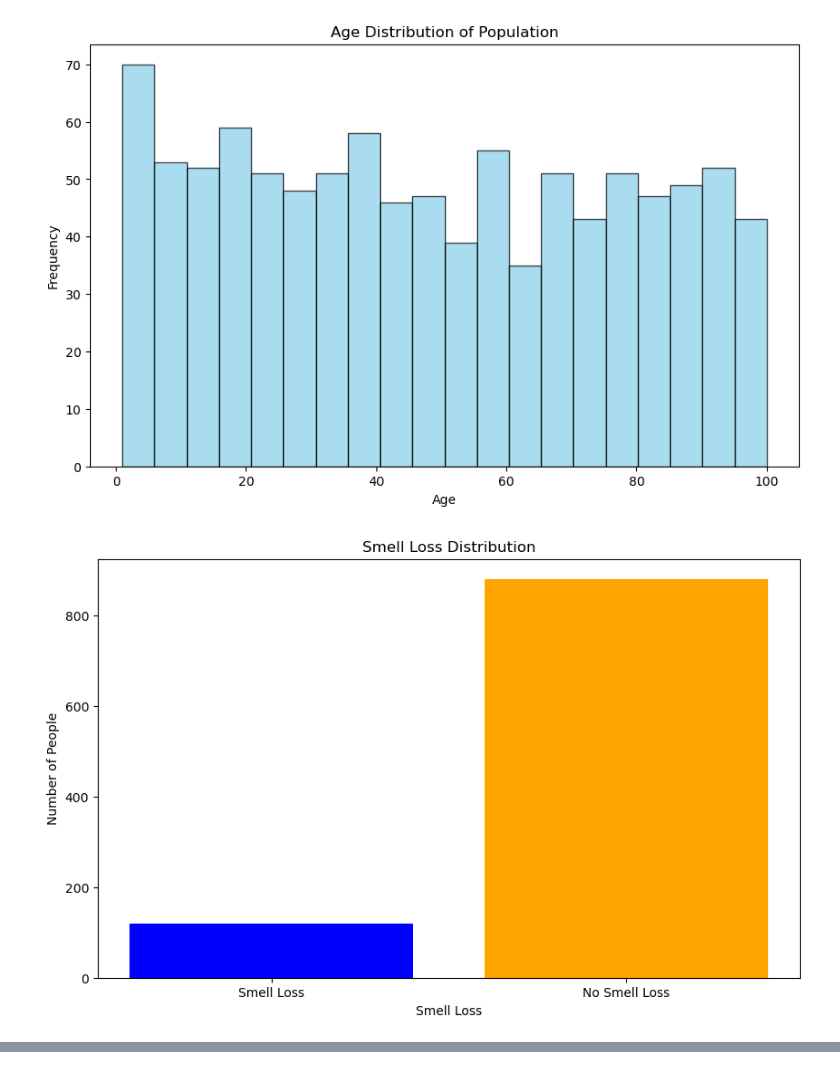
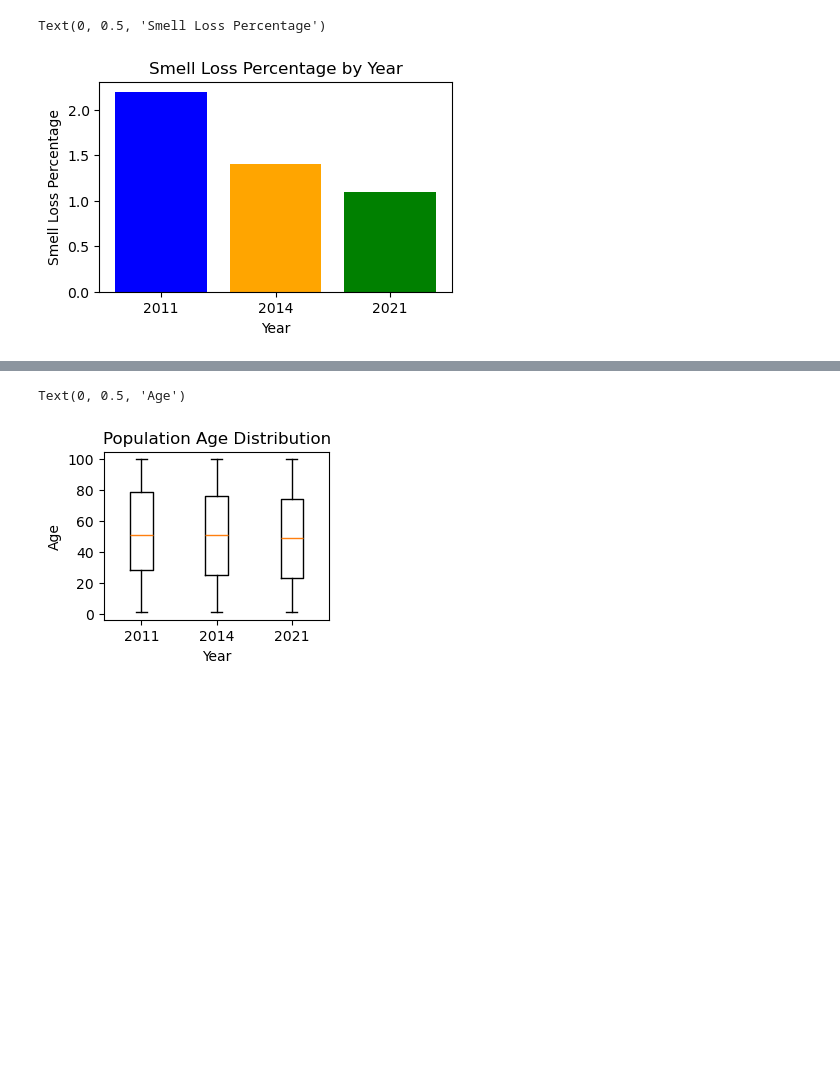
Before and after one commit to evanguerra/2024Spr_projects_guerra, a Jupyter notebook: smell_loss_simulation_visualization.ipynb, the cells around one changed output, grey strips where cells are left out. Cells and saved outputs as stored; diff of their text form; code cells hidden in the pictures; blank space fills up the shorter version.

```diff
--- a/smell_loss_simulation_visualization.ipynb
+++ b/smell_loss_simulation_visualization.ipynb
@@ -1,10 +1,20 @@
 # %%
-%run smell_loss_simulation.py
+import numpy as np
+import pandas as pd
+import matplotlib.pyplot as plt
+
+from smell_loss_simulation import run_simulation
 
 pop_size = 1000
 iterations = 100
 infection_distance = 5
 
-smell_loss, population = run_simulation(pop_size, iterations, infection_distance)
-print(f"Percentage of population with smell loss: {smell_loss:.2f}%")
+smell_loss_2011, population_2011 = run_simulation(pop_size, iterations, infection_distance, year=2011)
+print(f"Percentage of population with smell loss (Year 2011): {smell_loss_2011:.2f}%")
+
+smell_loss_2014, population_2014 = run_simulation(pop_size, iterations, infection_distance, year=2014)
+print(f"Percentage of population with smell loss (Year 2014): {smell_loss_2014:.2f}%")
+
+smell_loss_2021, population_2021 = run_simulation(pop_size, iterations, infection_distance, year=2021)
+print(f"Percentage of population with smell loss (Year 2021): {smell_loss_2021:.2f}%")
 # %% [output]
@@ -13,29 +24,13 @@ Percentage of population with smell loss: 12.00%
 # %%
-import matplotlib.pyplot as plt
+# Create visualizations
+plt.figure(figsize=(10, 6))
 
-plt.figure(figsize=(10, 6))
-plt.hist([person.age for person in population], bins=20, color='skyblue', edgecolor='black', alpha=0.7)
-plt.title('Age Distribution of Population')
-plt.xlabel('Age')
-plt.ylabel('Frequency')
-plt.show()
-
-smell_loss_counts = [person.smell_loss for person in population]
-infected_counts = [1 if person.covid_status == 'infected' else 0 for person in population]
-
-plt.figure(figsize=(10, 6))
-plt.bar(['Smell Loss', 'No Smell Loss'], [sum(smell_loss_counts), len(population) - sum(smell_loss_counts)], color=['blue', 'orange'])
-plt.title('Smell Loss Distribution')
-plt.xlabel('Smell Loss')
-plt.ylabel('Number of People')
-plt.show()
-
-plt.figure(figsize=(10, 6))
-plt.bar(['Infected', 'Not Infected'], [sum(infected_counts), len(population) - sum(infected_counts)], color=['red', 'green'])
-plt.title('Covid Infection Distribution')
-plt.xlabel('Infection Status')
-plt.ylabel('Number of People')
-plt.show()
+# Histogram for smell loss percentage
+plt.subplot(2, 2, 1)
+plt.bar(['2011', '2014', '2021'], [smell_loss_2011, smell_loss_2014, smell_loss_2021], color=['blue', 'orange', 'green'])
+plt.title('Smell Loss Percentage by Year')
+plt.xlabel('Year')
+plt.ylabel('Smell Loss Percentage')
 # %% [output]
+Text(0, 0.5, 'Smell Loss Percentage')
-[figure, old version]
+[figure, new version]
-[figure, removed]
@@ -42,0 +37,14 @@ plt.show()
+# %%
+# Box plot for population ages
+ages_2011 = [person.age for person in population_2011]
+ages_2014 = [person.age for person in population_2014]
+ages_2021 = [person.age for person in population_2021]
+
+plt.subplot(2, 2, 2)
+plt.boxplot([ages_2011, ages_2014, ages_2021], labels=['2011', '2014', '2021'])
+plt.title('Population Age Distribution')
+plt.xlabel('Year')
+plt.ylabel('Age')
+# %% [output]
+Text(0, 0.5, 'Age')
+[figure, added]
```
Also changed, not shown: parts of 3 cells of this notebook.
